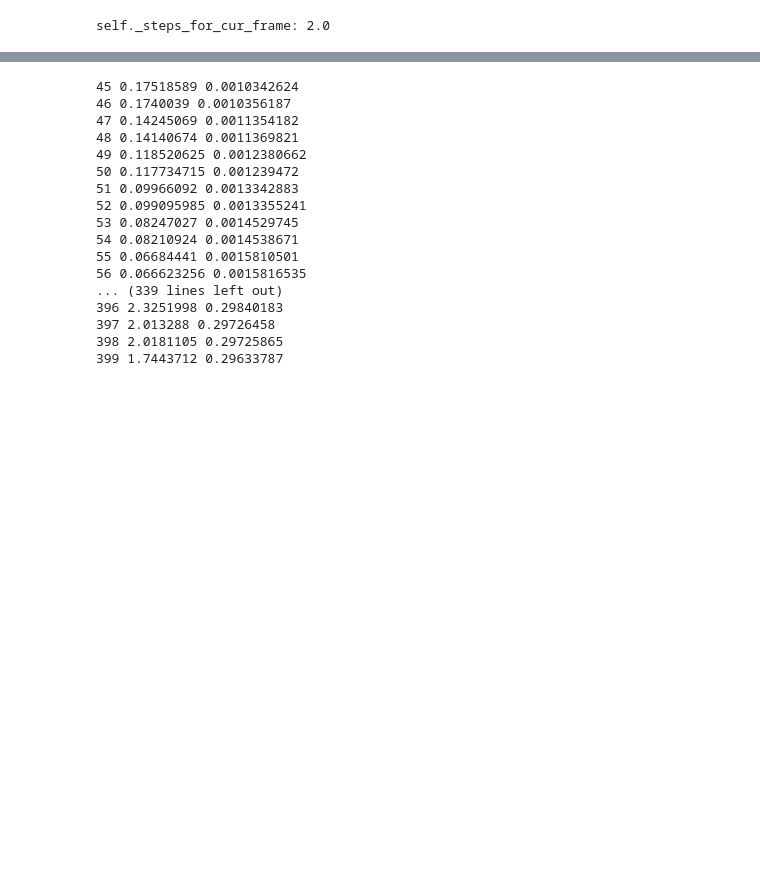
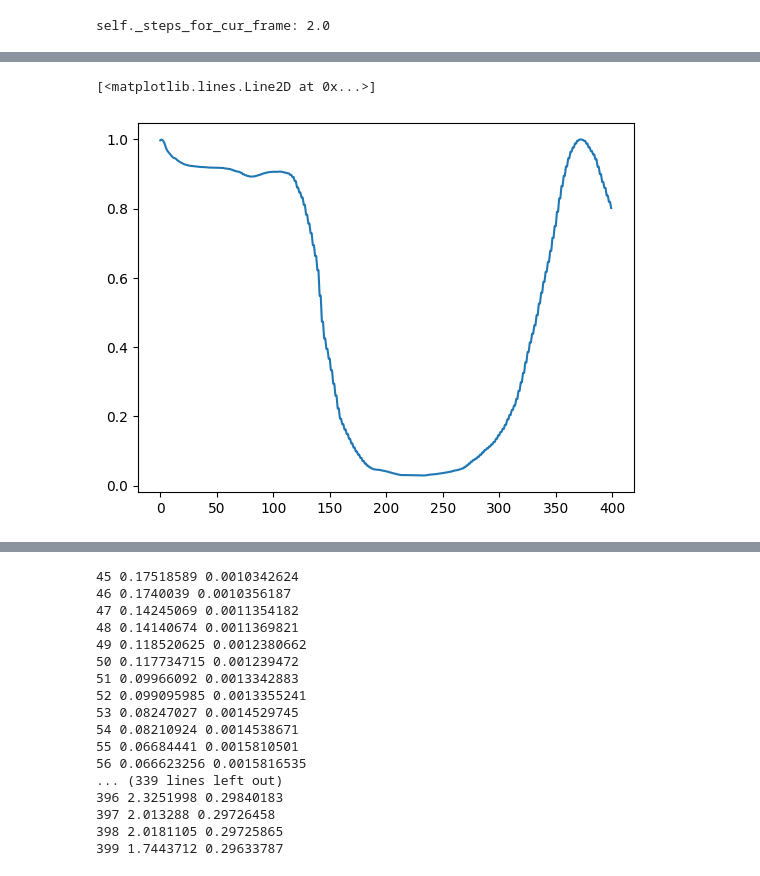
Before and after one commit to charles-zhng/Brax-Rodent-Run, a Jupyter notebook: env_testing.ipynb, the cells around one changed output, grey strips where cells are left out. Cells and saved outputs as stored; diff of their text form; code cells hidden in the pictures; blank space fills up the shorter version.

```diff
--- a/env_testing.ipynb
+++ b/env_testing.ipynb
@@ -111,0 +158,5 @@ print([state.info["summed_pos_distance"] for state in rollout][0])
+# %%
+plt.plot([state.metrics["endeff_reward"] for state in rollout])
+# %% [output]
+[<matplotlib.lines.Line2D at 0x...>]
+[figure, added]
```
Also changed, not shown: parts of 16 cells of this notebook, 6 other files.
